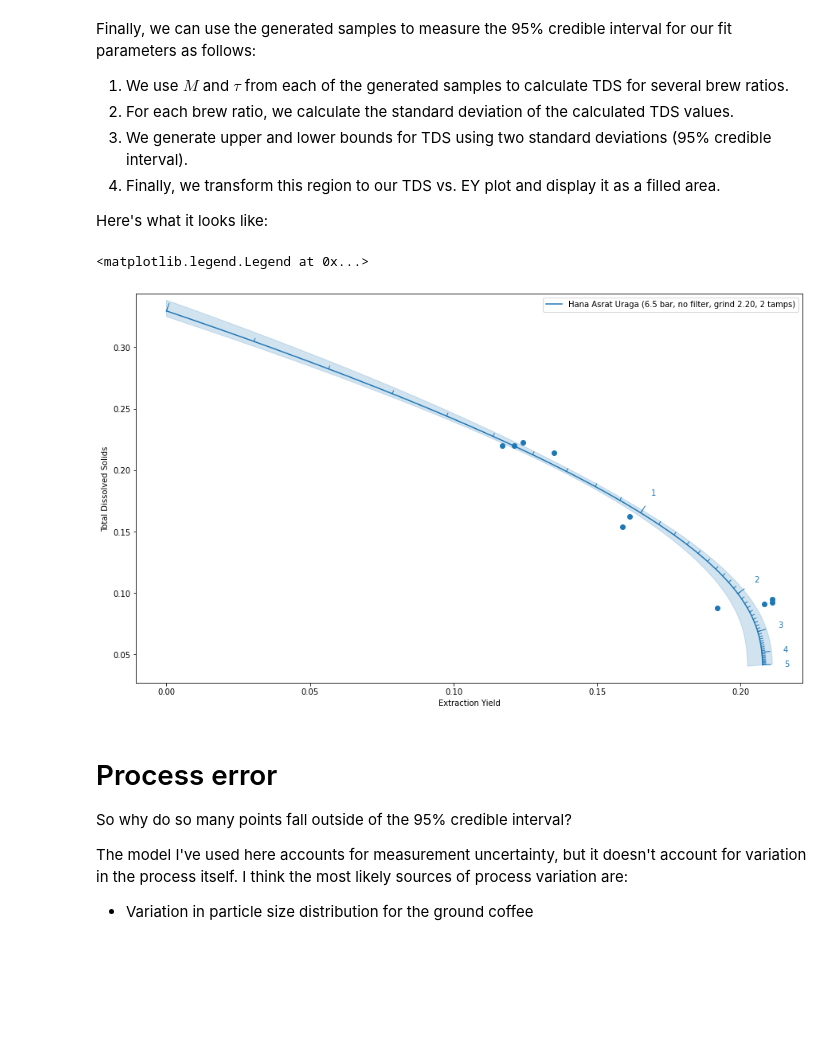
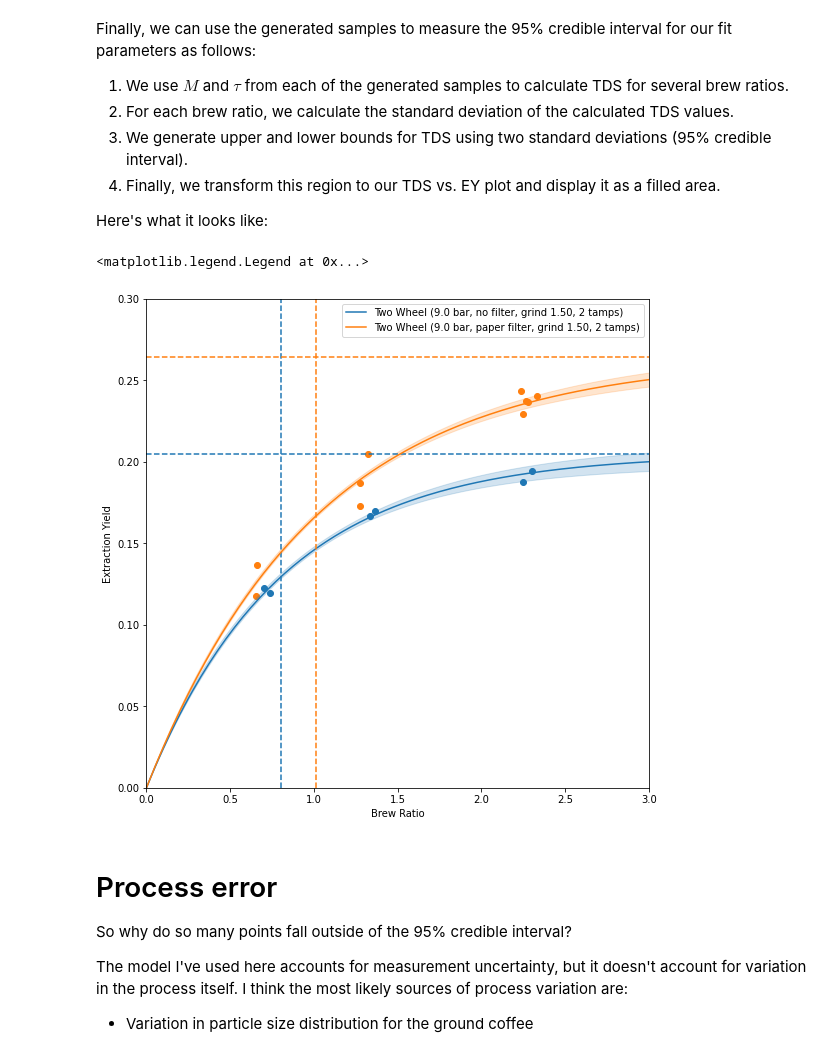
Before and after one commit to quantitativecafe/blog, a Jupyter notebook: ey-vs-ratio/ey-vs-ratio.ipynb, the cells around one changed output. Saved outputs shown, nothing was run; the diff lists cells and outputs as text; code cells hidden in the pictures; blank space fills up the shorter version.

```diff
--- a/ey-vs-ratio/ey-vs-ratio.ipynb
+++ b/ey-vs-ratio/ey-vs-ratio.ipynb
@@ -429,5 +469,0 @@ The first thing we should take a look at is the autocorrelation time. Essentiall
-# %%
-for index, s in samplers.items():
-    row = configs.loc[index]
-    print(row['description'] + ':')
-    print('    ' + str(s.get_autocorr_time()))
@@ -440,14 +475,11 @@ Another useful diagnostic is the "corner plot". This shows the distribution of f
 labels = ['m', 'tau']
 
 for index, row in configs.iterrows():
-    sampler = samplers[index]
-    flat_samples = sampler.get_chain(flat=True)
-
     m = row['fit_m']
     tau = row['fit_tau']
 
     fig = corner.corner(
-        flat_samples, labels=labels, truths=[m, tau]
+        flat_samples[index], labels=labels, truths=[m, tau]
     )
 
     fig.suptitle(row['description'])
@@ -458,14 +498,12 @@ This is about what we expect--roughly Gaussian distributions for $M$ and $\tau$,
 
 We can report the fit parameters along with uncertainties based on the 16th and 84th percentiles as follows:
 # %%
-for index, s in samplers.items():
+for index, row in configs.iterrows():
     row = configs.loc[index]
     print(row['description'] + ':')
 
-    flat_samples = s.get_chain(flat=True)
-
     for i in range(ndim):
-        mcmc = np.percentile(flat_samples[:, i], [16, 50, 84])
+        mcmc = np.percentile(flat_samples[index][:, i], [16, 50, 84])
         q = np.diff(mcmc)
         txt = "\mathrm{{{3}}} = {0:.3f}_{{-{1:.3f}}}^{{{2:.3f}}}"
         txt = txt.format(mcmc[1], q[0], q[1], labels[i])
@@ -484,52 +532,68 @@ Finally, we can use the generated samples to measure the 95% credible interval f
 
 Here's what it looks like:
 # %%
-def plot_credible_interval(ax, sampler, color=None):
-    emcee_m, emcee_tau = sampler.get_chain(discard=nburn, thin=nthin, flat=True).T
+def plot_credible_interval(ax, fx, fy, br, samples, color=None):
+    m, tau = samples.T
 
-    emcee_br = np.append([1e-6], np.linspace(0., 5., 201)[1:])
-    emcee_tds = model_tds(emcee_br, emcee_m[:, None], emcee_tau[:, None])
+    tds = model_tds(br, m[:, None], tau[:, None])
 
-    mu = emcee_tds.mean(0)
-    sig = 2 * emcee_tds.std(0)
+    mu = tds.mean(0)
+    sig = 2 * tds.std(0)
 
     tds_upper = mu + sig
     tds_lower = mu - sig
 
-    ey_upper = emcee_br * tds_upper
-    ey_lower = emcee_br * tds_lower
+    # Plot 95% credible interval
+    plt.fill(np.append(fx[1](br, tds_upper), fx[1](br[::-1], tds_lower[::-1])),
+             np.append(fy[1](br, tds_upper), fy[1](br[::-1], tds_lower[::-1])),
+             color=color, alpha=0.2)
 
-    # Plot 95% credible interval
-    plt.fill(np.append(ey_upper, ey_lower[::-1]),
-             np.append(tds_upper, tds_lower[::-1]), color=color, alpha=0.2)
+fig, ax = plt.subplots(figsize=(9,9))
 
-fig, ax = plt.subplots(figsize=(15,9))
+plot_x = plot_br
+plot_y = plot_ey
 
-ax.set_xlabel('Extraction Yield')
-ax.set_ylabel('Total Dissolved Solids')
+lim_br = (0., 3.)
+lim_tds = (0., 0.30)
+lim_ey = (0., 0.30)
 
-plt.xlim(plt_xlim)
-plt.ylim(plt_ylim)
+plot_labels(ax, plot_x, plot_y)
 
-for ci, (index, row) in enumerate(configs.iterrows()):
+plt.xlim(lim_br)
+plt.ylim(lim_ey)
+
+# Select some configuraitons
+some_configs = configs[configs.index.isin([2, 3])]
+
+for ci, (index, row) in enumerate(some_configs.iterrows()):
     some_shots = shots[shots['config_id'] == index]
 
     # Get plot colour
     color = f'C{ci}'
 
     # Plot maximum likelihood fit
-    plot_fit(ax, row, color, draw_ticks=True)
+    plot_fit(ax, plot_x, plot_y,
+             np.append([1e-6], np.linspace(0., 5., 201)[1:]),
+             row['fit_m'], row['fit_tau'],
+             color, row['description'])
 
     # Plot points
-    plot_points(ax, some_shots, color)
+    plot_points(ax, plot_x, plot_y, some_shots, color)
 
     # Plot 95% credible interval
-    plot_credible_interval(ax, samplers[index], color)
+    plot_credible_interval(ax, plot_x, plot_y,
+                           np.append([1e-6], np.linspace(0., 5., 201)[1:]),
+                           flat_samples[index], color)
+
+    # Plot m and tau
+    if plot_x == plot_br and plot_y == plot_ey:
+        plt.axvline(x=row['fit_tau'], c=color, linestyle='--')
+        plt.axhline(y=row['fit_m'], c=color, linestyle='--')
 
 ax.legend()
 # %% [output]
 <matplotlib.legend.Legend at 0x...>
-[figure, old version]
+[figure, new version]
 # %% [markdown]
 # Process error
 
```
Also changed, not shown: parts of 15 cells of this notebook, 13 other files.
